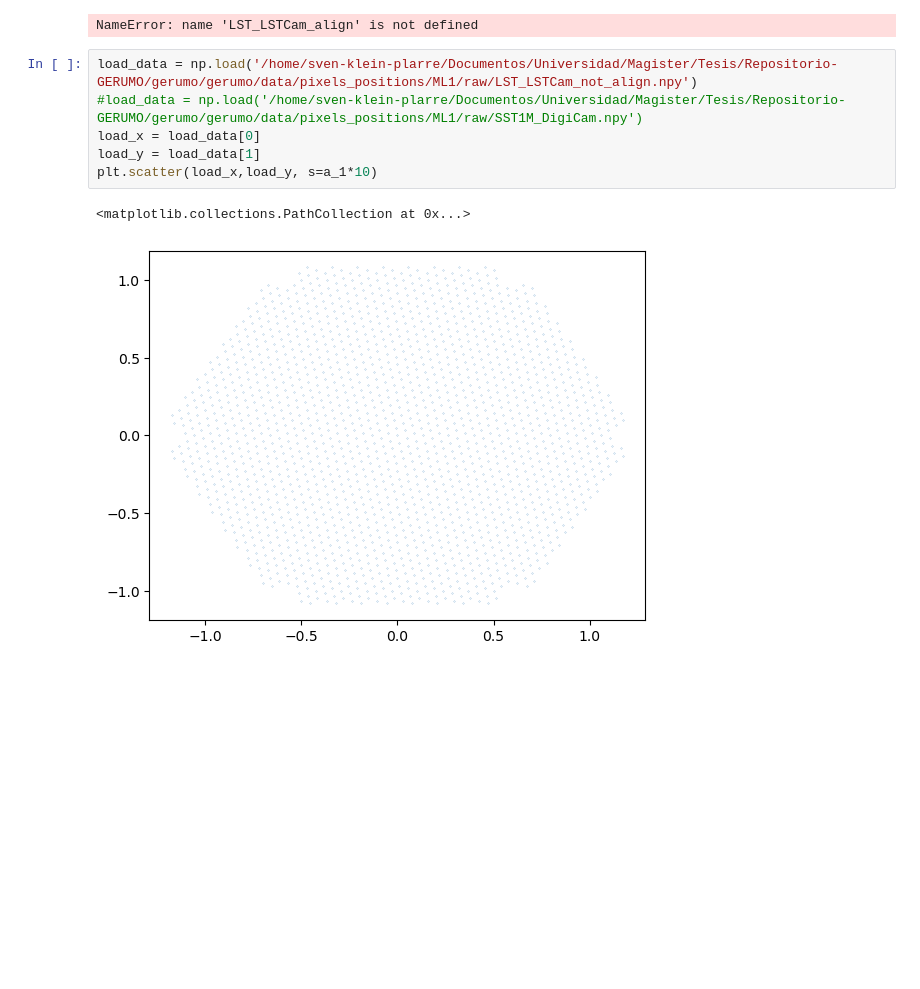
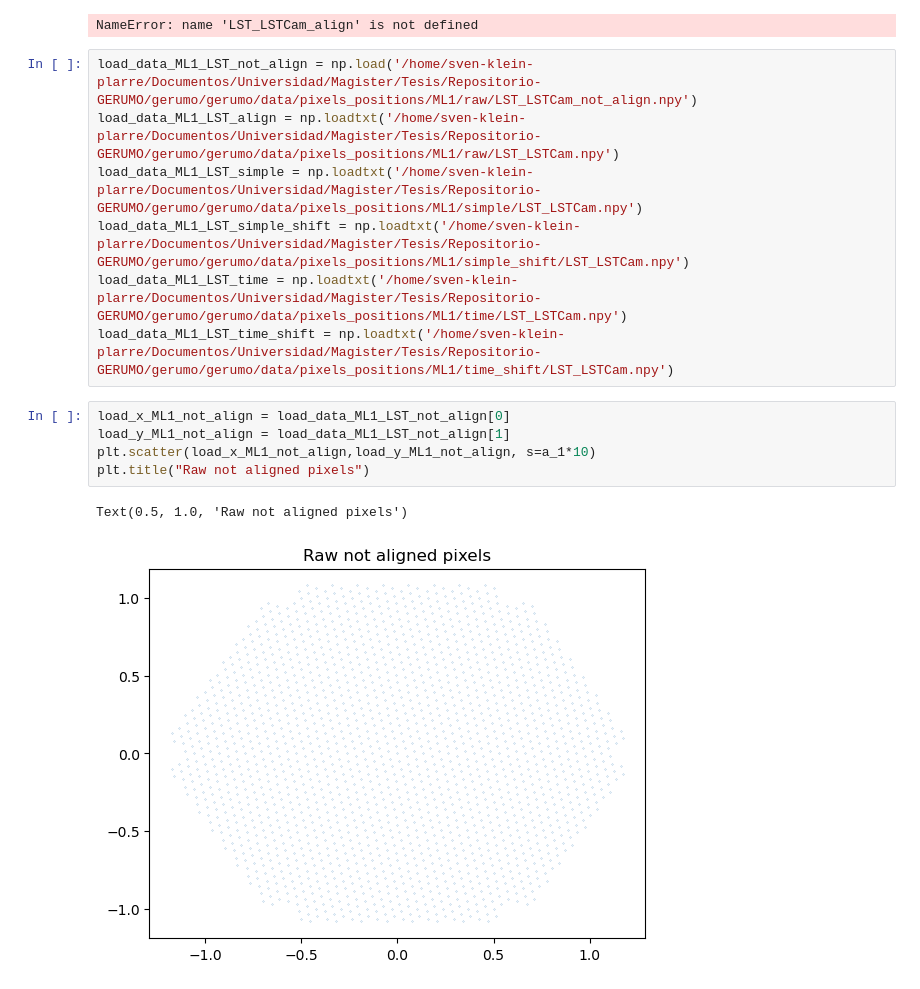
Before and after one commit to maray/gerumo, a Jupyter notebook: notebooks/Test_Sven_preprocesing.ipynb, the cells around one changed output. Drawn from its saved outputs; the diff is of its cells as text; blank space fills up the shorter version.

```diff
--- a/notebooks/Test_Sven_preprocesing.ipynb
+++ b/notebooks/Test_Sven_preprocesing.ipynb
@@ -466,12 +469,18 @@ for telescope, pixpos in raw_pixpos.items():
 # %% [output]
 /home/sven-klein-plarre/Documentos/Universidad/Magister/Tesis/Repositorio-GERUMO/gerumo/gerumo/data/pixels_positions/DL1
 NameError: name 'LST_LSTCam_align' is not defined
+# %%
+load_data_ML1_LST_not_align = np.load('/home/sven-klein-plarre/Documentos/Universidad/Magister/Tesis/Repositorio-GERUMO/gerumo/gerumo/data/pixels_positions/ML1/raw/LST_LSTCam_not_align.npy')
+load_data_ML1_LST_align = np.loadtxt('/home/sven-klein-plarre/Documentos/Universidad/Magister/Tesis/Repositorio-GERUMO/gerumo/gerumo/data/pixels_positions/ML1/raw/LST_LSTCam.npy')
+load_data_ML1_LST_simple = np.loadtxt('/home/sven-klein-plarre/Documentos/Universidad/Magister/Tesis/Repositorio-GERUMO/gerumo/gerumo/data/pixels_positions/ML1/simple/LST_LSTCam.npy')
+load_data_ML1_LST_simple_shift = np.loadtxt('/home/sven-klein-plarre/Documentos/Universidad/Magister/Tesis/Repositorio-GERUMO/gerumo/gerumo/data/pixels_positions/ML1/simple_shift/LST_LSTCam.npy')
+load_data_ML1_LST_time = np.loadtxt('/home/sven-klein-plarre/Documentos/Universidad/Magister/Tesis/Repositorio-GERUMO/gerumo/gerumo/data/pixels_positions/ML1/time/LST_LSTCam.npy')
+load_data_ML1_LST_time_shift = np.loadtxt('/home/sven-klein-plarre/Documentos/Universidad/Magister/Tesis/Repositorio-GERUMO/gerumo/gerumo/data/pixels_positions/ML1/time_shift/LST_LSTCam.npy')
 # %%
-load_data = np.load('/home/sven-klein-plarre/Documentos/Universidad/Magister/Tesis/Repositorio-GERUMO/gerumo/gerumo/data/pixels_positions/ML1/raw/LST_LSTCam_not_align.npy')
-#load_data = np.load('/home/sven-klein-plarre/Documentos/Universidad/Magister/Tesis/Repositorio-GERUMO/gerumo/gerumo/data/pixels_positions/ML1/raw/SST1M_DigiCam.npy')
-load_x = load_data[0]
-load_y = load_data[1]
-plt.scatter(load_x,load_y, s=a_1*10)
+load_x_ML1_not_align = load_data_ML1_LST_not_align[0]
+load_y_ML1_not_align = load_data_ML1_LST_not_align[1]
+plt.scatter(load_x_ML1_not_align,load_y_ML1_not_align, s=a_1*10)
+plt.title("Raw not aligned pixels")
 # %% [output]
-<matplotlib.collections.PathCollection at 0x...>
+Text(0.5, 1.0, 'Raw not aligned pixels')
-[figure, old version]
+[figure, new version]
```
Also changed, not shown: parts of 13 cells of this notebook, 32 other files.
